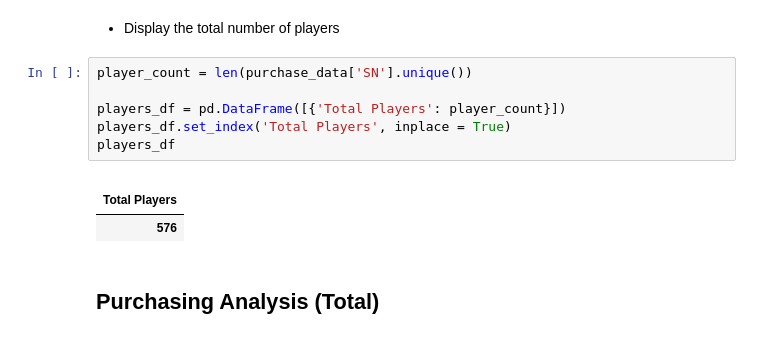
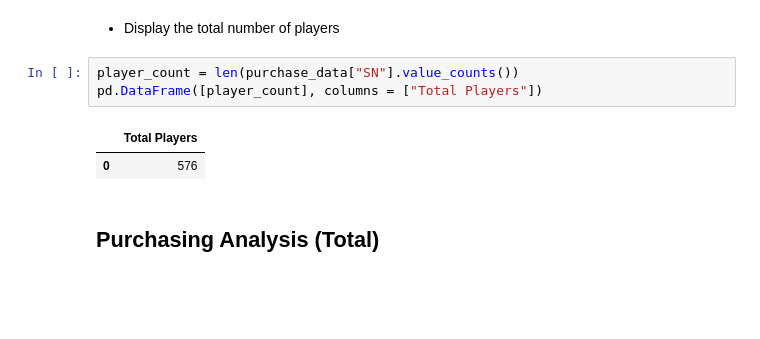
Before and after one commit to annanoelle21/Pymoli-HW, a Jupyter notebook: HeroesOfPymoli_starter.ipynb, the cells around one changed output. Drawn from its saved outputs; the diff is of its cells as text; blank space fills up the shorter version.

```diff
--- a/HeroesOfPymoli_starter.ipynb
+++ b/HeroesOfPymoli_starter.ipynb
@@ -22,15 +22,11 @@ purchase_data = pd.read_csv(file_to_load)
 # %% [markdown]
 * Display the total number of players
 # %%
-player_count = len(purchase_data['SN'].unique())
-
-players_df = pd.DataFrame([{'Total Players': player_count}])
-players_df.set_index('Total Players', inplace = True)
-players_df
+player_count = len(purchase_data["SN"].value_counts())
+pd.DataFrame([player_count], columns = ["Total Players"])
 # %% [output]
-|  |
-| Total Players |
-| 576 |
+|  | Total Players |
+| 0 | 576 |
 # %% [markdown]
 ## Purchasing Analysis (Total)
 # %% [markdown]
```
Also changed, not shown: parts of 6 cells of this notebook.
